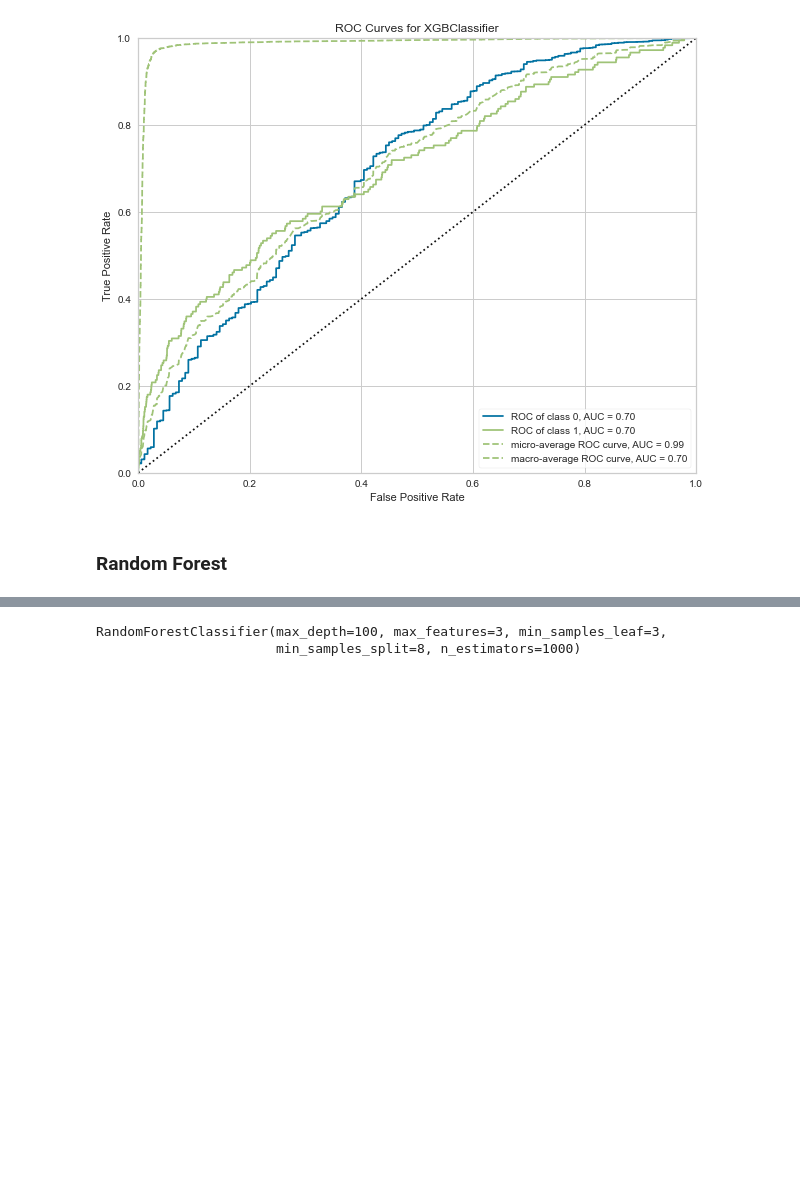
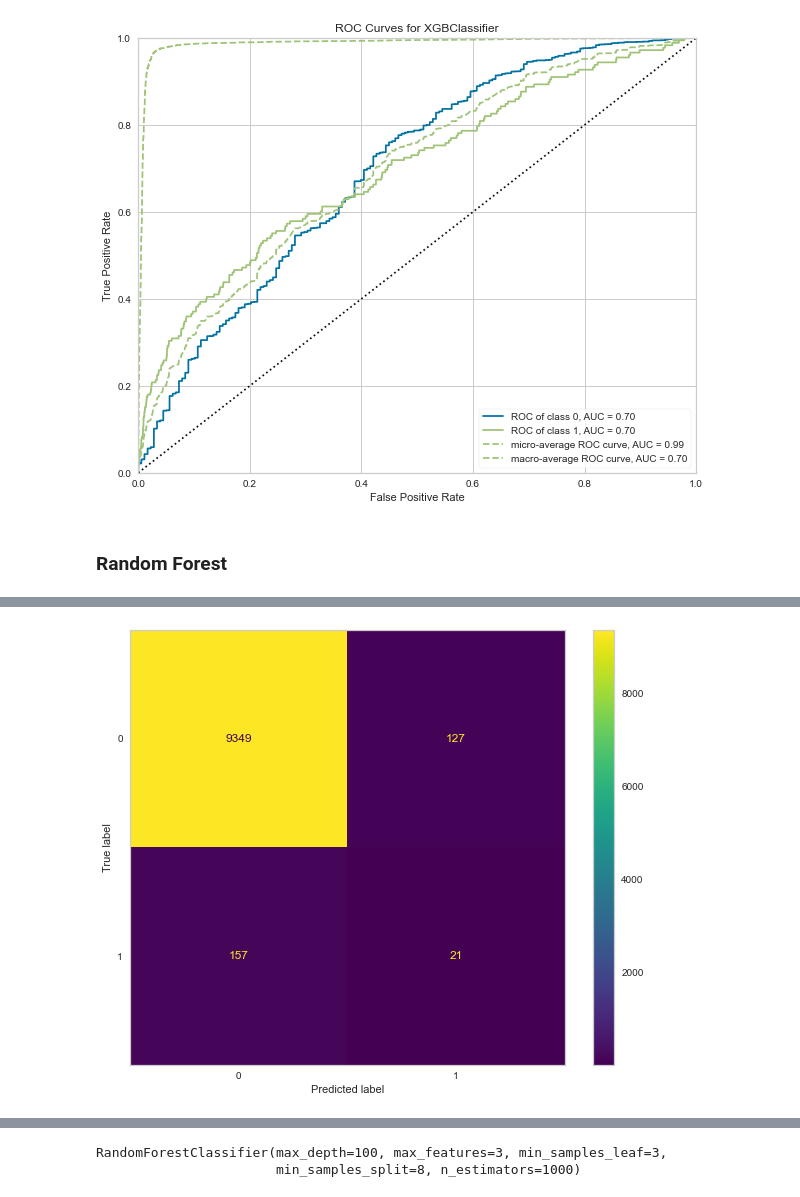
Before and after one commit to dvh549/Financial_Analytics, a Jupyter notebook: Main_Notebook.ipynb, the cells around one changed output, grey strips where cells are left out. Saved outputs shown, nothing was run; the diff lists cells and outputs as text; code cells hidden in the pictures; blank space fills up the shorter version.

```diff
--- a/Main_Notebook.ipynb
+++ b/Main_Notebook.ipynb
@@ -696,0 +705,9 @@ Testing Labels Shape: (18948,)
+# %%
+from sklearn.ensemble import RandomForestRegressor, RandomForestClassifier
+from sklearn.model_selection import cross_val_score, StratifiedKFold, GridSearchCV
+from sklearn.metrics import mean_absolute_error, mean_squared_error
+# Instantiate model with 1000 decision trees, base on the gridsearch best hyperpermeter
+rf = RandomForestClassifier(n_estimators= 1000, max_depth= 100, max_features= 3, min_samples_leaf= 3, min_samples_split= 8, bootstrap= True)
+
+# Train the model on training data
+rf.fit(X_scaled_balanced,y_balanced)
@@ -696,0 +717,28 @@ Testing Labels Shape: (18948,)
+# %%
+strat_k_fold = StratifiedKFold(n_splits=5, shuffle=True, random_state=42)
+
+# Use the forest's predict method on the test data
+predictions = rf.predict(X_test_scaled)
+
+# Calculate the absolute errors
+errors = abs(predictions - y_test)
+
+# Calculate mean absolute percentage error (MAPE)
+mape = 100 * (errors / y_test)
+
+# Calculate and display accuracy
+accuracy = 100 - np.mean(mape)
+
+
+train_adjusted_r2 = 1 - (1-rf.score(X_scaled_balanced, y_balanced)) * (y-1)/(y-17-1)
+test_adjusted_r2 = 1 - (1-rf.score(X_test_scaled, y_test)) * (y-1)/(y-17-1)
+print("Evaluation Metrics for Random Forest Regression")
+# print(f"MAE: {mean_absolute_error(y_test, predictions)}")
+# print(f"MSE: {mean_squared_error(y_test, predictions)}")
+print(f"RMSE: {np.sqrt(mean_squared_error(y_test, predictions))}")
+print(f"R-squared score for train: {rf.score(X_scaled_balanced, y_balanced)}")
+print(f"Adjusted R-squared score for train: {train_adjusted_r2}")
+print(f"R-squared score for test: {rf.score(X_test_scaled, y_test)}")
+print(f"Adjusted R-squared score for test: {test_adjusted_r2}")
+# print(f"Cross Validation Score: {round(np.mean(cross_val_score(rf, X, y, cv=strat_k_fold)), 4)}")
+# print('Accuracy:', round(accuracy, 2), '%.')
@@ -696,0 +763,10 @@ Testing Labels Shape: (18948,)
+# %%
+plt.rcParams["figure.figsize"] = (10,8)
+mat = confusion_matrix(y_test, predictions)
+cmd = ConfusionMatrixDisplay(mat)
+cmd.plot()
+plt.tick_params(axis = u'both', which = u'both', length = 0)
+plt.grid(b = None)
+plt.show()
+# %% [output]
+[figure, added]
```
Also changed, not shown: parts of 34 cells of this notebook, 1 other file.
